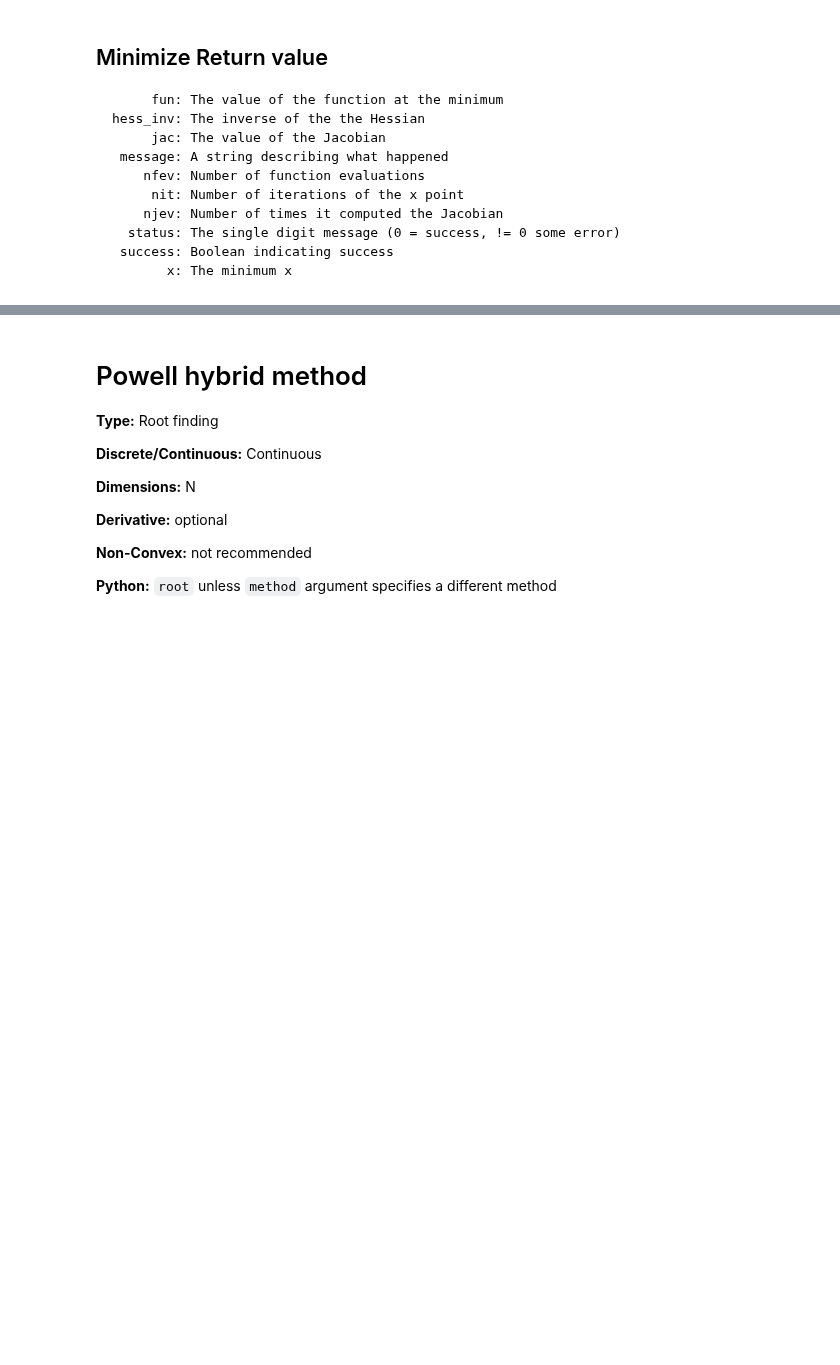
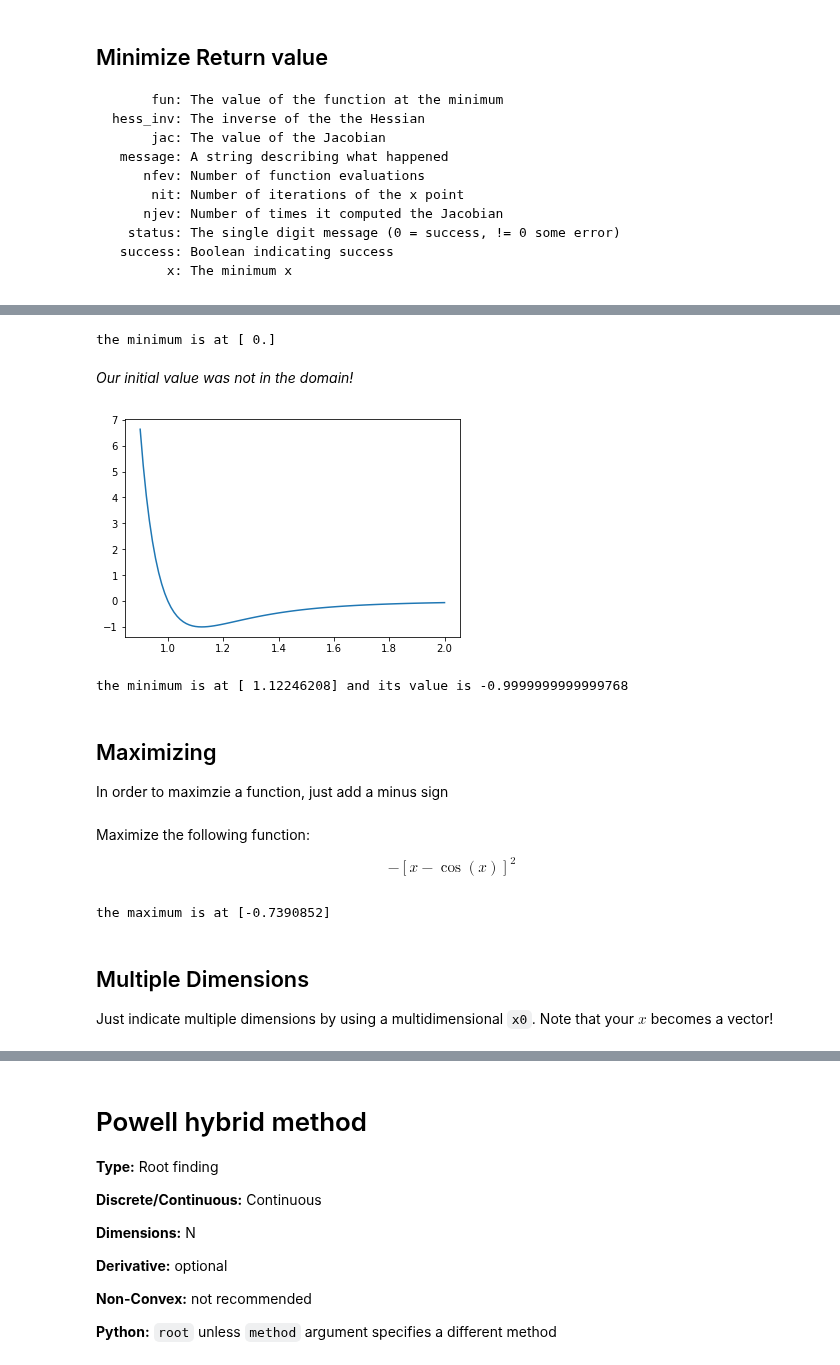
Before and after one commit to whitead/numerical_stats, a Jupyter notebook: unit_11/lectures/lecture_1.ipynb, the cells around one changed output, grey strips where cells are left out. Drawn from its saved outputs; the diff is of its cells as text; code cells hidden in the pictures; blank space fills up the shorter version.

```diff
--- a/unit_11/lectures/lecture_1.ipynb
+++ b/unit_11/lectures/lecture_1.ipynb
@@ -472,0 +441,41 @@ The answer:  [ 1.08808749  0.36786877]
+# %%
+result = minimize(lambda r: 4 * (r**(-12) - r**(-6)), x0=0)
+print(f'the minimum is at {result.x}')
+# %% [output]
+the minimum is at [ 0.]
+# %% [markdown]
+*Our initial value was not in the domain!*
+# %%
+r = np.linspace(0.9, 2, 100)
+y = 4 * (r**(-12) - r**(-6))
+plt.plot(r, y)
+plt.show()
+# %% [output]
+[figure, added]
+# %%
+result = minimize(lambda r: 4 * (r**(-12) - r**(-6)), x0=1)
+print(f'the minimum is at {result.x} and its value is {result.fun}')
+# %% [output]
+the minimum is at [ 1.12246208] and its value is -0.9999999999999768
+# %% [markdown]
+Maximizing
+---
+
+In order to maximzie a function, just add a minus sign
+# %% [markdown]
+Maximize the following function:
+
+$$
+-\left[x - \cos(x)\right]^2
+$$
+# %%
+#place - sign to make it a maxmimization problem
+result = minimize(lambda x: (x - np.cos(x))**2, x0=1)
+print(f'the maximum is at {maximum}')
+# %% [output]
+the maximum is at [-0.7390852]
+# %% [markdown]
+Multiple Dimensions
+----
+
+Just indicate multiple dimensions by using a multidimensional `x0`. Note that your $x$ becomes a vector!
```
Also changed, not shown: parts of 18 cells of this notebook.
